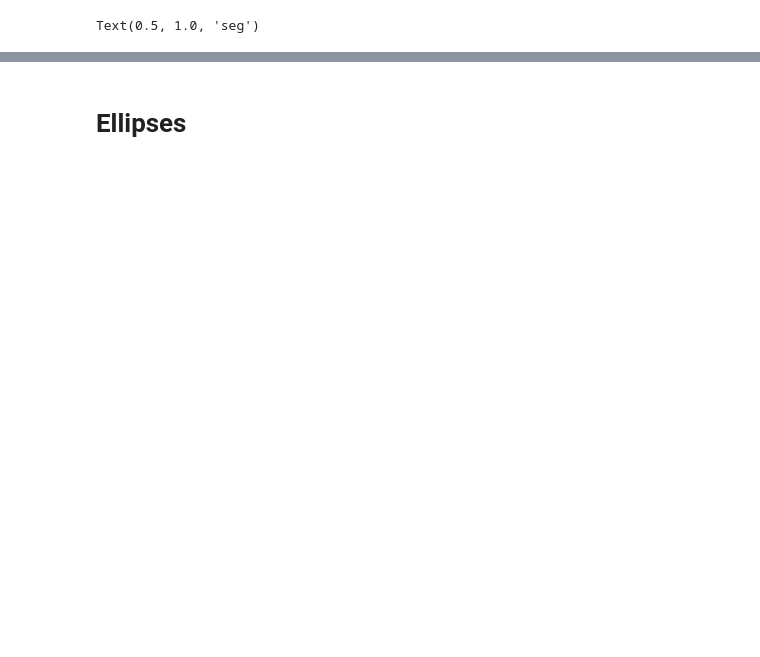
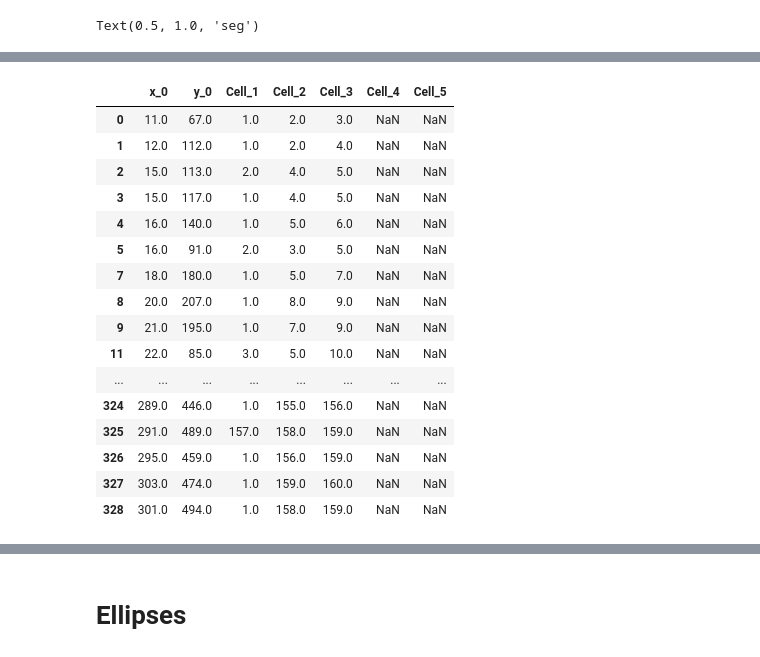
Before and after one commit to suzannelab/Dissect, a Jupyter notebook: notebook/2D-DISSECT-New_architecture.ipynb, the cells around one changed output, grey strips where cells are left out. Drawn from its saved outputs; the diff is of its cells as text; code cells hidden in the pictures; blank space fills up the shorter version.

```diff
--- a/notebook/2D-DISSECT-New_architecture.ipynb
+++ b/notebook/2D-DISSECT-New_architecture.ipynb
@@ -24,8 +38,8 @@ image, metadata = load_image("../exemples/2d_images.tif")
 # %%
-# load ndskl file
-# cp, fil, point, specs = load_NDskl("../exemples/2d_images.NDskl.a.NDskl")
-# create skeleton object
-# skel = Skeleton(cp, fil, point, specs)
+#load ndskl file
+cp, fil, point, specs = load_NDskl("/home/tmerle/DISSECT/Dissects4/Dissects/stores/2d_images.NDskl.a.NDskl")
+#create skeleton object
+#skel = Skeleton(cp, fil, point, specs)
 # %%
 # Load skeleton
 data = load_skeleton('2d_skeleton.hf5')
@@ -57,3 +71,4 @@ plt.scatter(skel.point[skel.point['filament']==0]['x'],
 <matplotlib.collections.PathCollection at 0x...>
 # %%
 skel.specs = specs
+mask_inv = skel.create_binary_image()
@@ -149,0 +234,21 @@ plt.title('junc_particular')
+# %%
+pd.set_option('display.max_rows', None)
+df_vertices
+# %% [output]
+|  | x_0 | y_0 | Cell_1 | Cell_2 | Cell_3 | Cell_4 | Cell_5 |
+| 0 | 11.0 | 67.0 | 1.0 | 2.0 | 3.0 | NaN | NaN |
+| 1 | 12.0 | 112.0 | 1.0 | 2.0 | 4.0 | NaN | NaN |
+| 2 | 15.0 | 113.0 | 2.0 | 4.0 | 5.0 | NaN | NaN |
+| 3 | 15.0 | 117.0 | 1.0 | 4.0 | 5.0 | NaN | NaN |
+| 4 | 16.0 | 140.0 | 1.0 | 5.0 | 6.0 | NaN | NaN |
+| 5 | 16.0 | 91.0 | 2.0 | 3.0 | 5.0 | NaN | NaN |
+| 7 | 18.0 | 180.0 | 1.0 | 5.0 | 7.0 | NaN | NaN |
+| 8 | 20.0 | 207.0 | 1.0 | 8.0 | 9.0 | NaN | NaN |
+| 9 | 21.0 | 195.0 | 1.0 | 7.0 | 9.0 | NaN | NaN |
+| 11 | 22.0 | 85.0 | 3.0 | 5.0 | 10.0 | NaN | NaN |
+| ... | ... | ... | ... | ... | ... | ... | ... |
+| 324 | 289.0 | 446.0 | 1.0 | 155.0 | 156.0 | NaN | NaN |
+| 325 | 291.0 | 489.0 | 157.0 | 158.0 | 159.0 | NaN | NaN |
+| 326 | 295.0 | 459.0 | 1.0 | 156.0 | 159.0 | NaN | NaN |
+| 327 | 303.0 | 474.0 | 1.0 | 159.0 | 160.0 | NaN | NaN |
+| 328 | 301.0 | 494.0 | 1.0 | 158.0 | 159.0 | NaN | NaN |
```
Also changed, not shown: parts of 49 cells of this notebook, 2 other files.
